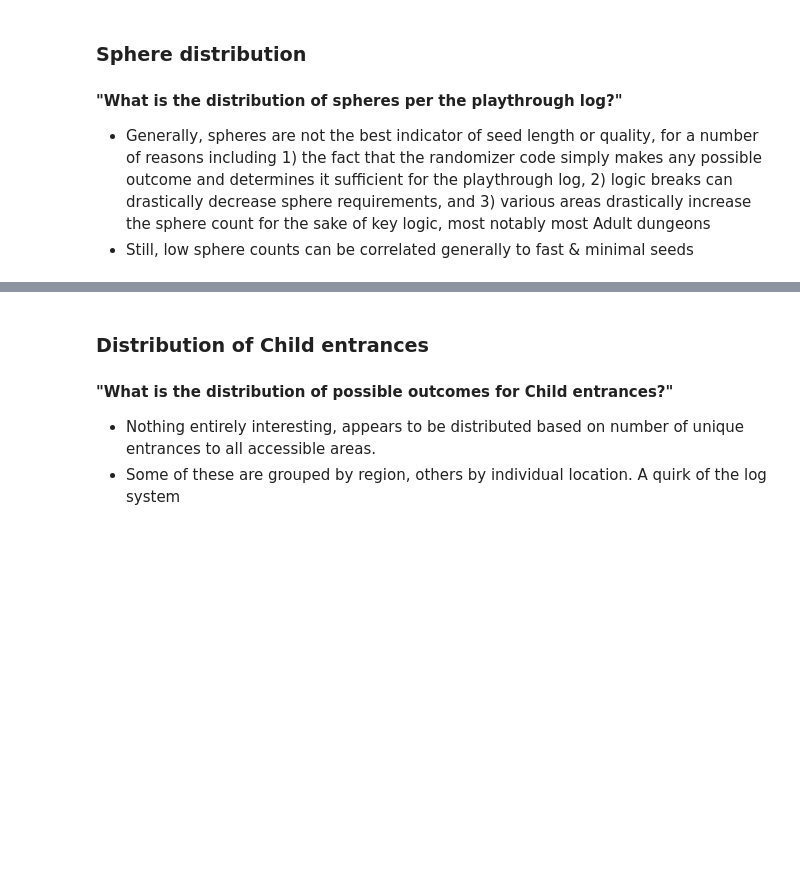
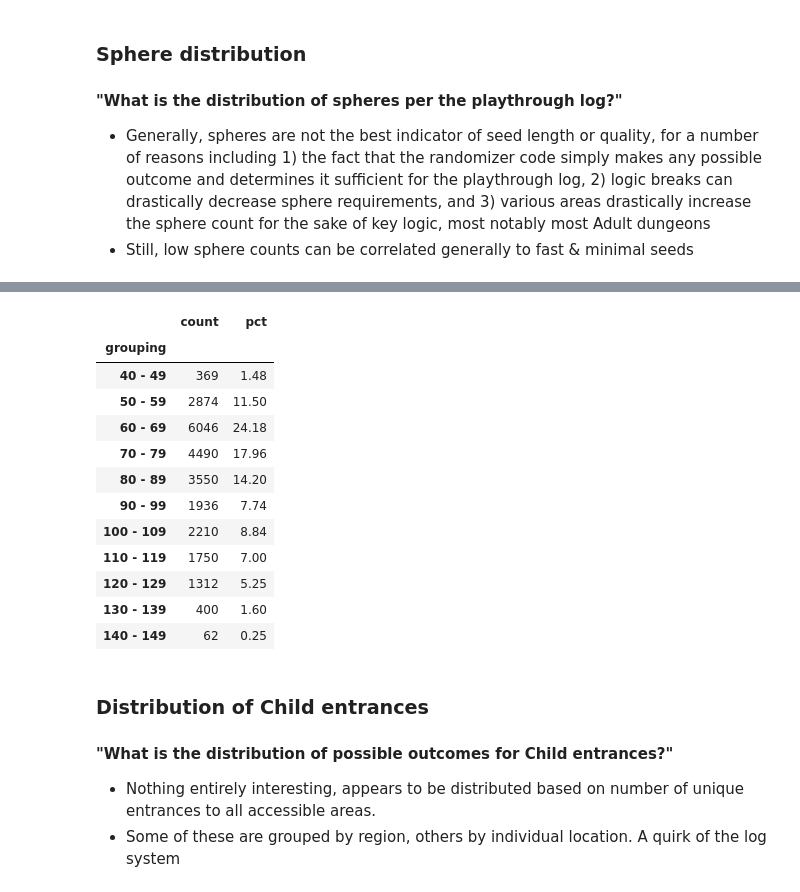
Before and after one commit to cleartonic/zootr_analytic, a Jupyter notebook: zootr_s4_analytic.ipynb, the cells around one changed output, grey strips where cells are left out. Cells and saved outputs as stored; diff of their text form; code cells hidden in the pictures; blank space fills up the shorter version.

```diff
--- a/zootr_s4_analytic.ipynb
+++ b/zootr_s4_analytic.ipynb
@@ -315,3 +327,19 @@ b6()
+# %%
+b6_1()
+# %% [output]
+|  | count | pct |
+| grouping |  |  |
+| 40 - 49 | 369 | 1.48 |
+| 50 - 59 | 2874 | 11.50 |
+| 60 - 69 | 6046 | 24.18 |
+| 70 - 79 | 4490 | 17.96 |
+| 80 - 89 | 3550 | 14.20 |
+| 90 - 99 | 1936 | 7.74 |
+| 100 - 109 | 2210 | 8.84 |
+| 110 - 119 | 1750 | 7.00 |
+| 120 - 129 | 1312 | 5.25 |
+| 130 - 139 | 400 | 1.60 |
+| 140 - 149 | 62 | 0.25 |
 # %% [markdown]
 ### Distribution of Child entrances
 #### "What is the distribution of possible outcomes for Child entrances?"
```
Also changed, not shown: parts of 26 cells of this notebook, 1 other file.
